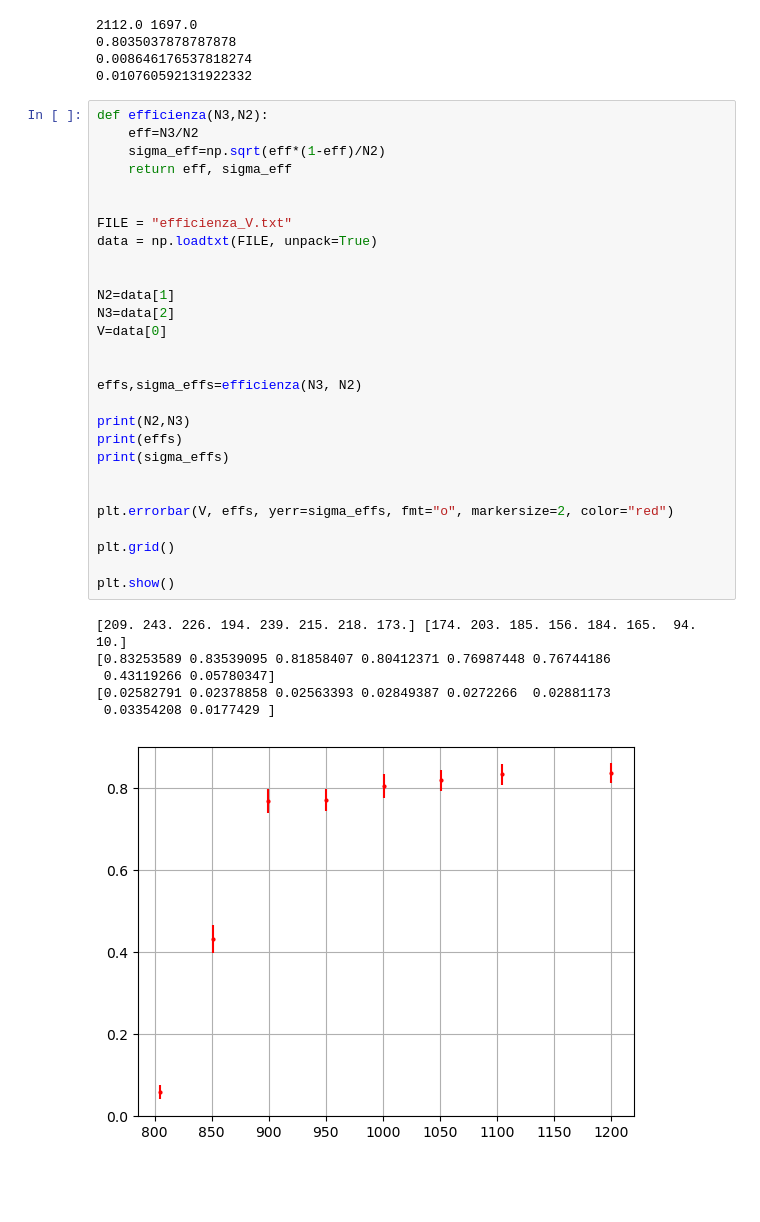
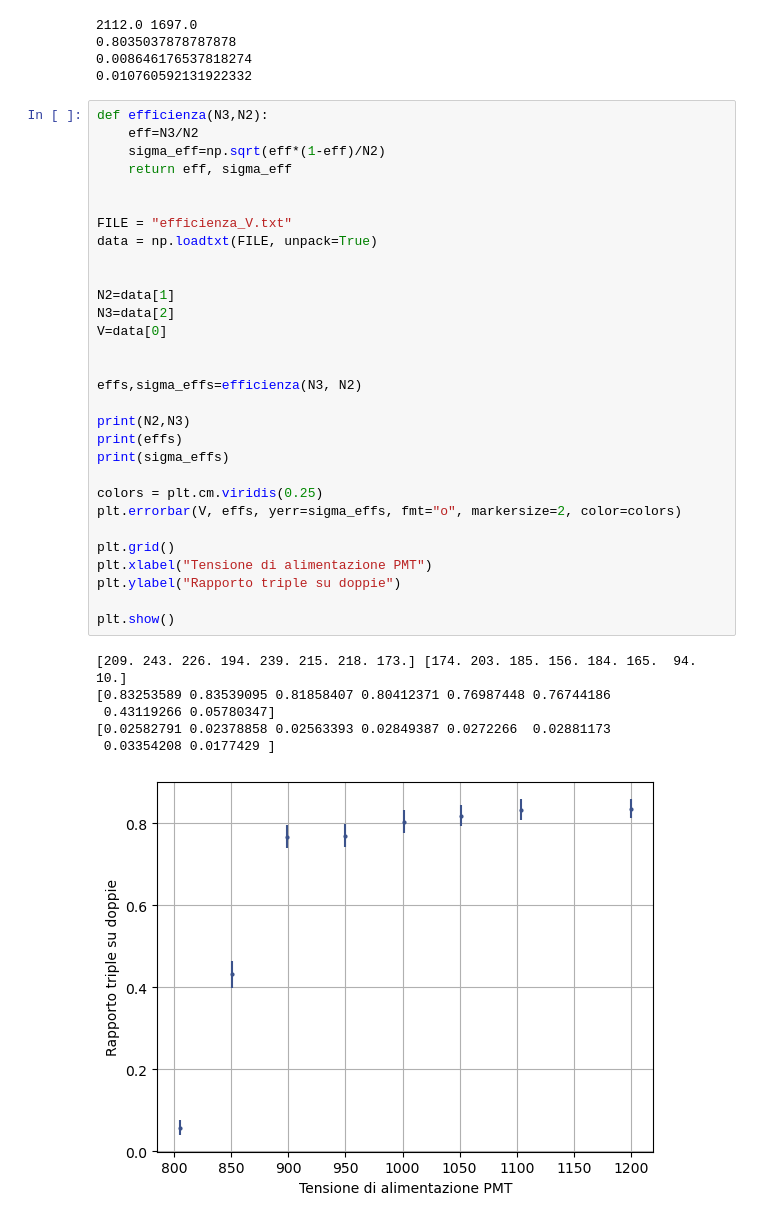
Before and after one commit to sofiamanzini/esperienza-preliminare, a Jupyter notebook: codice.ipynb, the cells around one changed output. Saved outputs shown, nothing was run; the diff lists cells and outputs as text; blank space fills up the shorter version.

Commit message:
Efficienza su tensione

```diff
--- a/codice.ipynb
+++ b/codice.ipynb
@@ -260,33 +261,35 @@ def efficienza(N3,N2):
     eff=N3/N2
     sigma_eff=np.sqrt(eff*(1-eff)/N2)
     return eff, sigma_eff
 
 
 FILE = "efficienza_V.txt"
 data = np.loadtxt(FILE, unpack=True)
 
 
 N2=data[1]
 N3=data[2]
 V=data[0]
 
 
 effs,sigma_effs=efficienza(N3, N2)
 
 print(N2,N3)
 print(effs)
 print(sigma_effs)
 
-
-plt.errorbar(V, effs, yerr=sigma_effs, fmt="o", markersize=2, color="red")
+colors = plt.cm.viridis(0.25)
+plt.errorbar(V, effs, yerr=sigma_effs, fmt="o", markersize=2, color=colors)
 
 plt.grid()
+plt.xlabel("Tensione di alimentazione PMT")
+plt.ylabel("Rapporto triple su doppie")
 
 plt.show()
 # %% [output]
 [209. 243. 226. 194. 239. 215. 218. 173.] [174. 203. 185. 156. 184. 165.  94.  10.]
 [0.83253589 0.83539095 0.81858407 0.80412371 0.76987448 0.76744186
  0.43119266 0.05780347]
 [0.02582791 0.02378858 0.02563393 0.02849387 0.0272266  0.02881173
  0.03354208 0.0177429 ]
-[figure, old version]
+[figure, new version]
```
Also changed, not shown: parts of 2 cells of this notebook, 2 other files.
